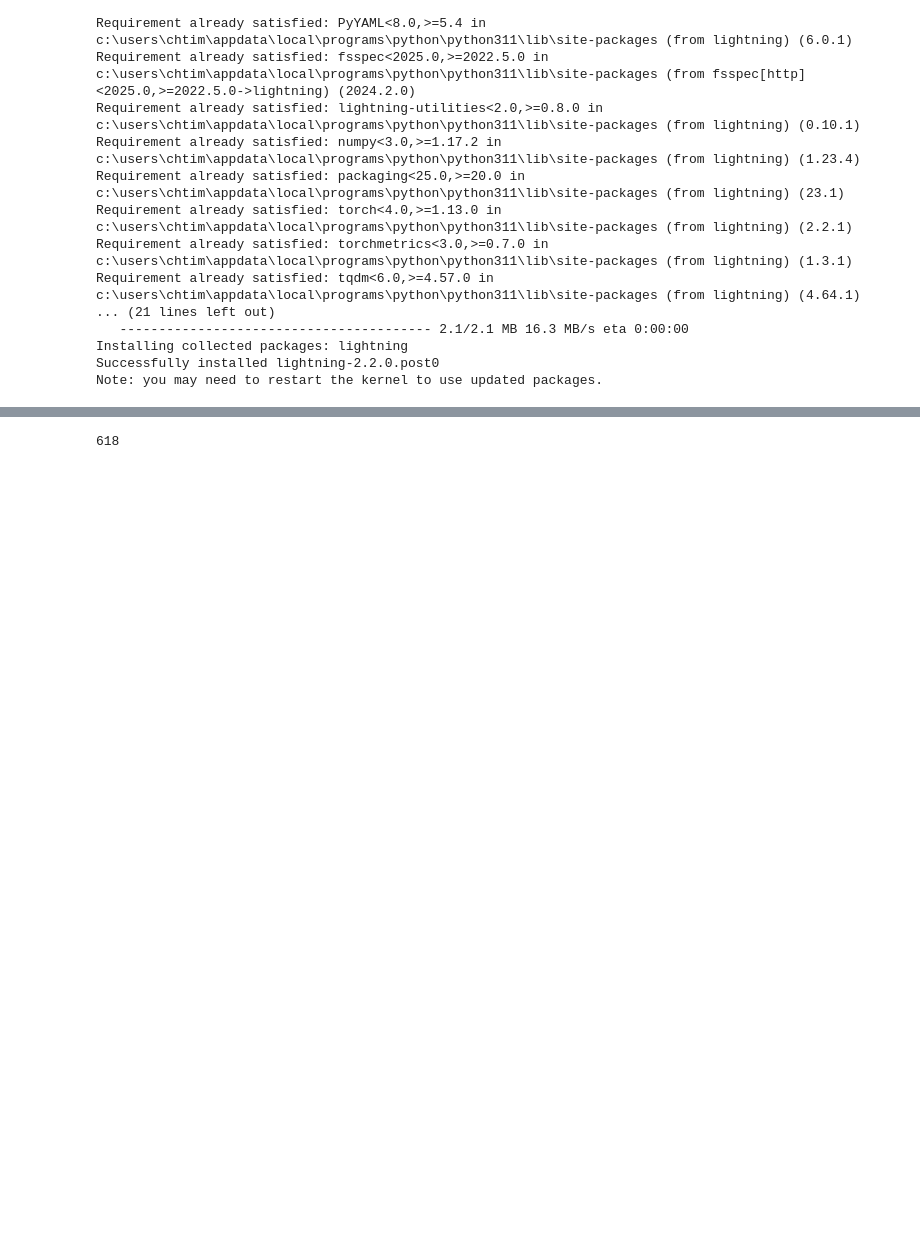
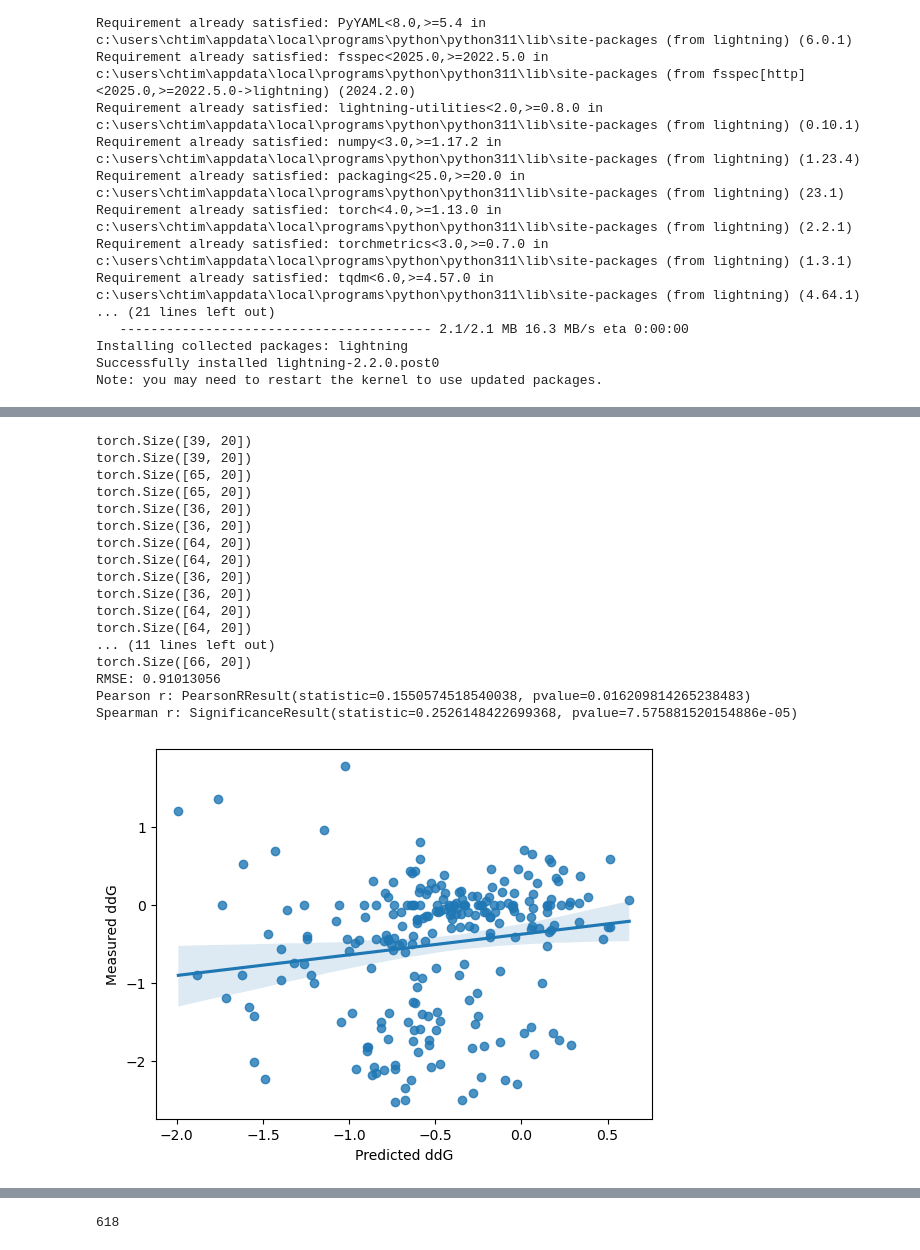
Before and after one commit to Timbaleek/ProteinStabilityNN, a Jupyter notebook: getLocalAminoacids (copy).ipynb, the cells around one changed output, grey strips where cells are left out. Drawn from its saved outputs; the diff is of its cells as text; code cells hidden in the pictures; blank space fills up the shorter version.

Commit message:
Working structural prediction

```diff
--- a/getLocalAminoacids (copy).ipynb
+++ b/getLocalAminoacids (copy).ipynb
@@ -410,8 +544,10 @@ NameError: name 'dataset_train' is not defined
 # %%
 #dataloader_test.dataset
-#batch = next(iter(dataloader_train))
-x = batch["sequence"].shape
-y = batch["labels"].shape
+batch = next(iter(dataloader_train))
+x = batch["sequence"]
+y = batch["labels"].squeeze(1).shape
 
-print(x, y)
+
+
+print(x.shape, x.reshape((1, x.shape[1], -1)).shape, y)
 # %% [output]
@@ -460,7 +641,7 @@ class LitMRIModel(L.LightningModule):
         # training_step defines the train loop.
 
         x = batch["sequence"][0]
-        y = batch["labels"][0]
+        y = batch["labels"].squeeze(1)[0]
 
         # run data through model
         predictions = self.model(x)
@@ -488,7 +669,7 @@ class LitMRIModel(L.LightningModule):
         ############### TODO #############
         # read from batch
         x = batch["sequence"][0]
-        y = batch["labels"][0]
+        y = batch["labels"].squeeze(1)[0]
 
         # run data through model
         predictions = self.model(x)
@@ -508,7 +689,7 @@ class LitMRIModel(L.LightningModule):
         ############### TODO #############
         # read from batch
         x = batch["sequence"][0]
-        y = batch["labels"][0]
+        y = batch["labels"].squeeze(1)[0]
 
         # run data through model
         predictions = self.model(x)
@@ -528,7 +709,7 @@ class LitMRIModel(L.LightningModule):
 nClosestAAs = 5
 seq_len = 20
 params_model={
-    "inputShape": nClosestAAs*len(aa_alphabet)*seq_len
+    "inputShape": dataset_train.__getitem__(3)["sequence"].shape#nClosestAAs*len(aa_alphabet)*seq_len
 }
 
 # define computation hardware approach (GPU/CPU)
@@ -548,6 +729,6 @@ model = LitMRIModel(cnn_model, learning_rate=1e-3)
 ############################
 
 # instantiate the lightning trainer
-trainer = L.Trainer(max_epochs=20, log_every_n_steps=1)#, callbacks=[FineTuneLearningRateFinder(milestones=(5, 10))])
+trainer = L.Trainer(max_epochs=50, log_every_n_steps=1)#, callbacks=[FineTuneLearningRateFinder(milestones=(5, 10))])
 # train
 trainer.fit(model, dataloader_train, dataloader_val)
@@ -553,0 +754,47 @@ trainer.fit(model, dataloader_train, dataloader_val)
+# %%
+preds =[]
+all_y = []
+# save all predictions
+for batch in dataloader_val:
+    # adjust this to work with your model
+    x = batch["sequence"][0]
+    y = batch["labels"][0]
+    y_hat = cnn_model(x)
+
+    preds.append(y_hat.detach().numpy()[1])
+    all_y.append(y.squeeze().detach().numpy()[1])
+    print(y.squeeze().shape)
+
+    print(y_hat.shape)
+
+# concatenate and plot
+preds = np.concatenate(preds)
+all_y = np.concatenate(all_y)
+
+sns.regplot(x=preds,y=all_y)
+plt.xlabel("Predicted ddG")
+plt.ylabel("Measured ddG")
+
+# get RMSE, Pearson and Spearman correlation
+print("RMSE:", skmetrics.mean_squared_error(all_y, preds, squared = False))
+print("Pearson r:", scipy.stats.pearsonr(preds, all_y))
+print("Spearman r:", scipy.stats.spearmanr(preds, all_y))
+# %% [output]
+torch.Size([39, 20])
+torch.Size([39, 20])
+torch.Size([65, 20])
+torch.Size([65, 20])
+torch.Size([36, 20])
+torch.Size([36, 20])
+torch.Size([64, 20])
+torch.Size([64, 20])
+torch.Size([36, 20])
+torch.Size([36, 20])
+torch.Size([64, 20])
+torch.Size([64, 20])
+... (11 lines left out)
+torch.Size([66, 20])
+RMSE: 0.91013056
+Pearson r: PearsonRResult(statistic=0.1550574518540038, pvalue=0.016209814265238483)
+Spearman r: SignificanceResult(statistic=0.2526148422699368, pvalue=7.575881520154886e-05)
+[figure, added]
```
Also changed, not shown: parts of 21 cells of this notebook, 4 other files.
